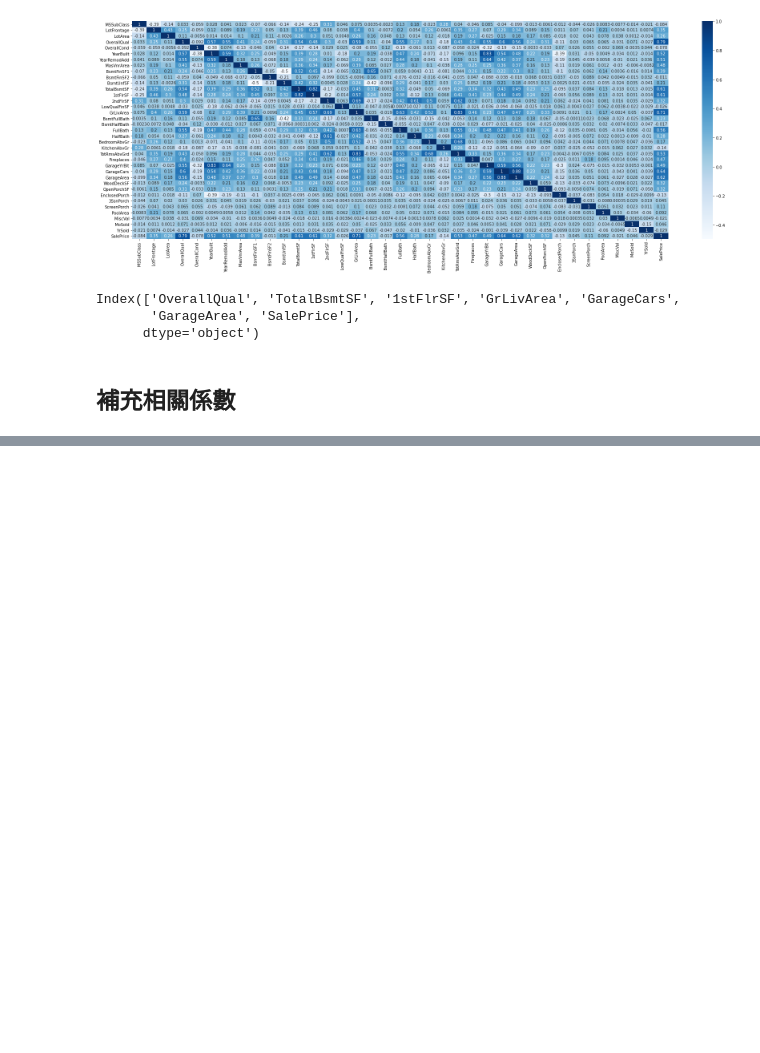
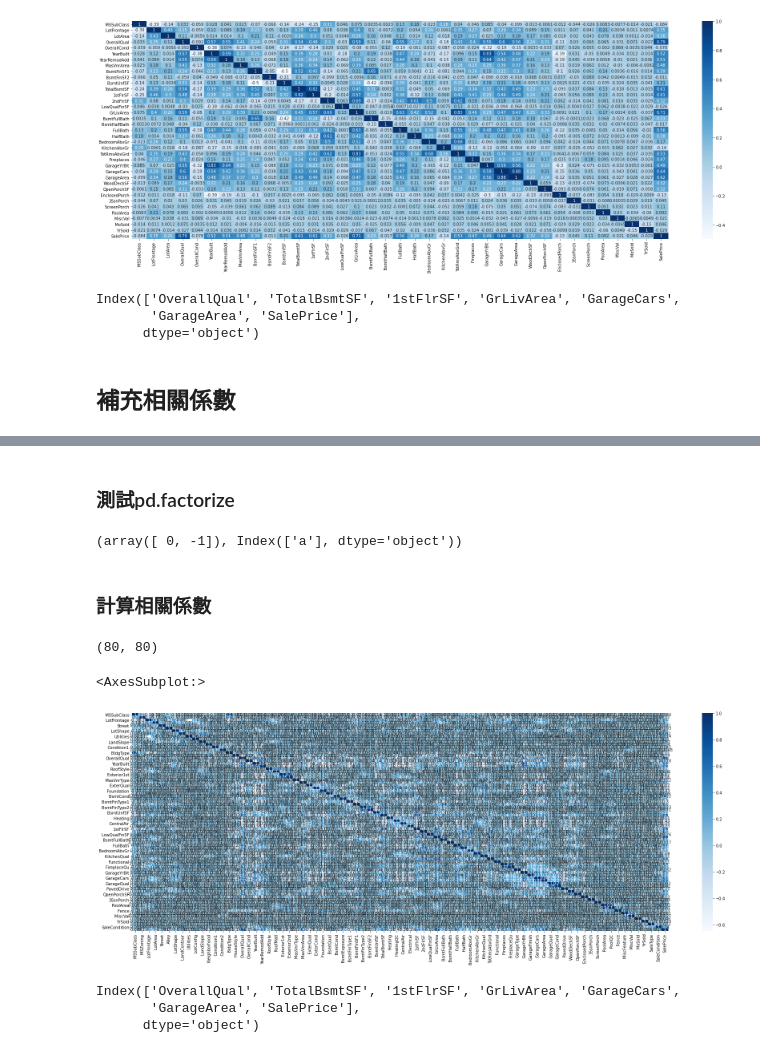
Before and after one commit to lalteng/MyAIProject, a Jupyter notebook: HousePrices/HousePrices.ipynb, the cells around one changed output, grey strips where cells are left out. Drawn from its saved outputs; the diff is of its cells as text; code cells hidden in the pictures; blank space fills up the shorter version.

```diff
--- a/HousePrices/HousePrices.ipynb
+++ b/HousePrices/HousePrices.ipynb
@@ -129,0 +155,10 @@ plt.show()
+# %%
+float_data = trian_corr.index #是float或int的的傢伙
+print(float_data)
+all_col = df_train.columns #全部的col
+object_data = []
+for i in range(len(all_col)): #查找全部的all_col，len(all_col)是長度(要全部找過一遍)
+    if all_col[i] not in float_data: #如果在float_data裡面沒有，表示它是object幫的
+        object_data.append(all_col[i]) #不是就加上去
+print(len(object_data))
+print(object_data) #object 種類
@@ -129,0 +193,8 @@ plt.show()
+# %%
+from sklearn.preprocessing import LabelEncoder
+#df_train[pd.isnull(df_train)]  = 'NaN'
+for i in object_data: #將轉換是object的傢伙轉換，從object_data陣列一個一個抓出來改造
+        df_train[i] = LabelEncoder().fit_transform(df_train[i].factorize()[0])
+        #df_train[i] = df_train[i]
+        #pd.factorize()[0]會給nans(缺失值)一個-1的值，若沒寫這個，會造成等號兩邊不等的情況
+df_train
@@ -129,0 +215,28 @@ plt.show()
+# %% [markdown]
+### 測試pd.factorize
+# %%
+aaa = pd.factorize(pd.Series(['a',np.nan]))
+aaa
+# %% [output]
+(array([ 0, -1]), Index(['a'], dtype='object'))
+# %% [markdown]
+### 計算相關係數
+# %%
+trian_corr =df_train.corr() #計算相關係數
+print(trian_corr.shape) #查看形狀
+plt.subplots(figsize=(30, 10))  # 設置長寬尺寸大小
+sns.heatmap(trian_corr, annot=True, vmax=1, cmap="Blues")
+# %% [output]
+(80, 80)
+<AxesSubplot:>
+[figure, added]
+# %%
+high_corr = trian_corr.index[abs(trian_corr["SalePrice"])>0.6]
+#abs是取絕對值的意思
+#abs(trian_corr["SalePrice"])>0.6 這句的意思是與SalePrice有關的係數>0.6的判別式，它會輸出True(大於0.6)或是False
+#abs(trian_corr["SalePrice"])>0.6 會丟回一堆True和False，放在原本的trian_corr.index[]就會把是大於0.6的傳回去
+print(high_corr)
+# %% [output]
+Index(['OverallQual', 'TotalBsmtSF', '1stFlrSF', 'GrLivArea', 'GarageCars',
+       'GarageArea', 'SalePrice'],
+      dtype='object')
```
Also changed, not shown: parts of 36 cells of this notebook, 10 other files.
